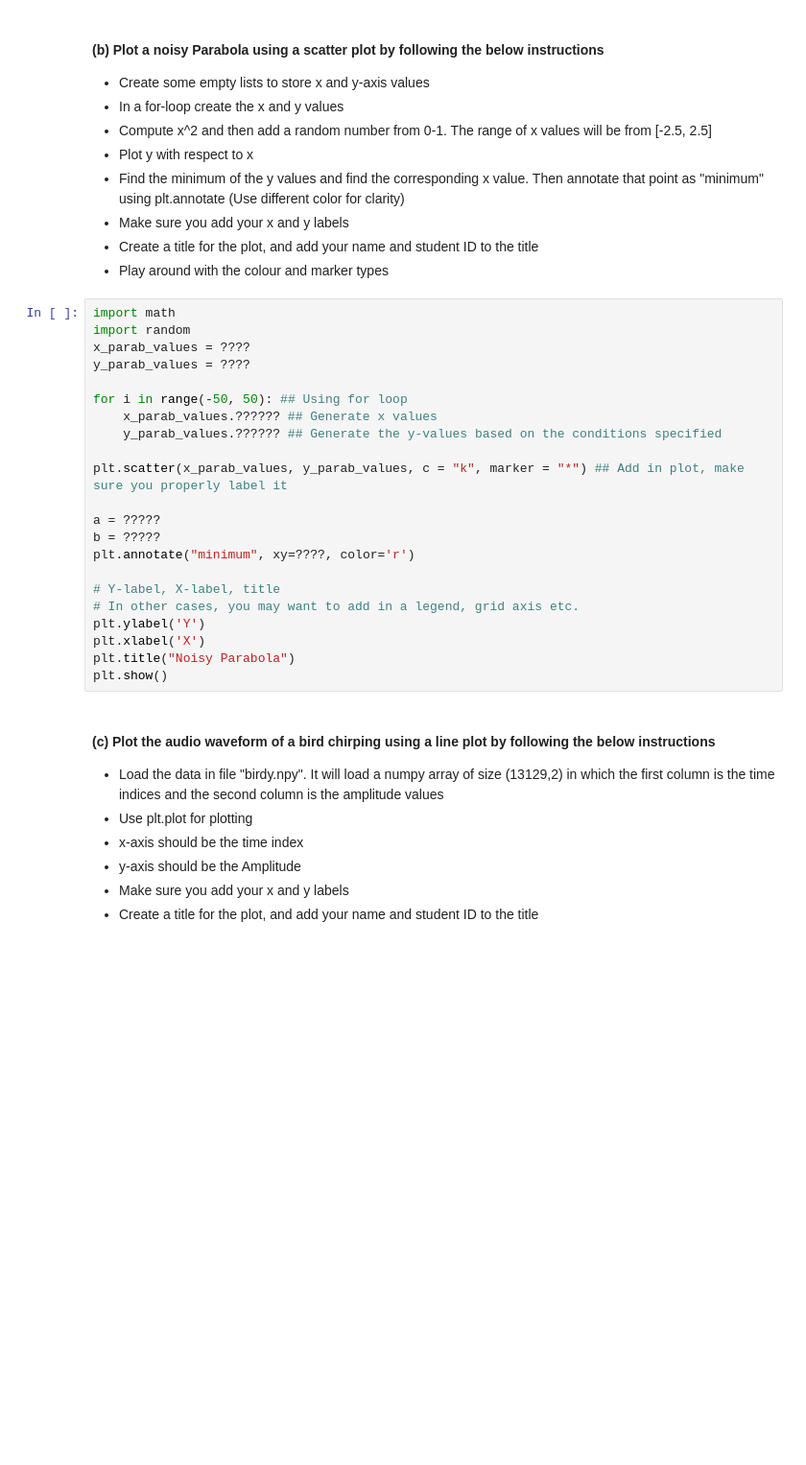
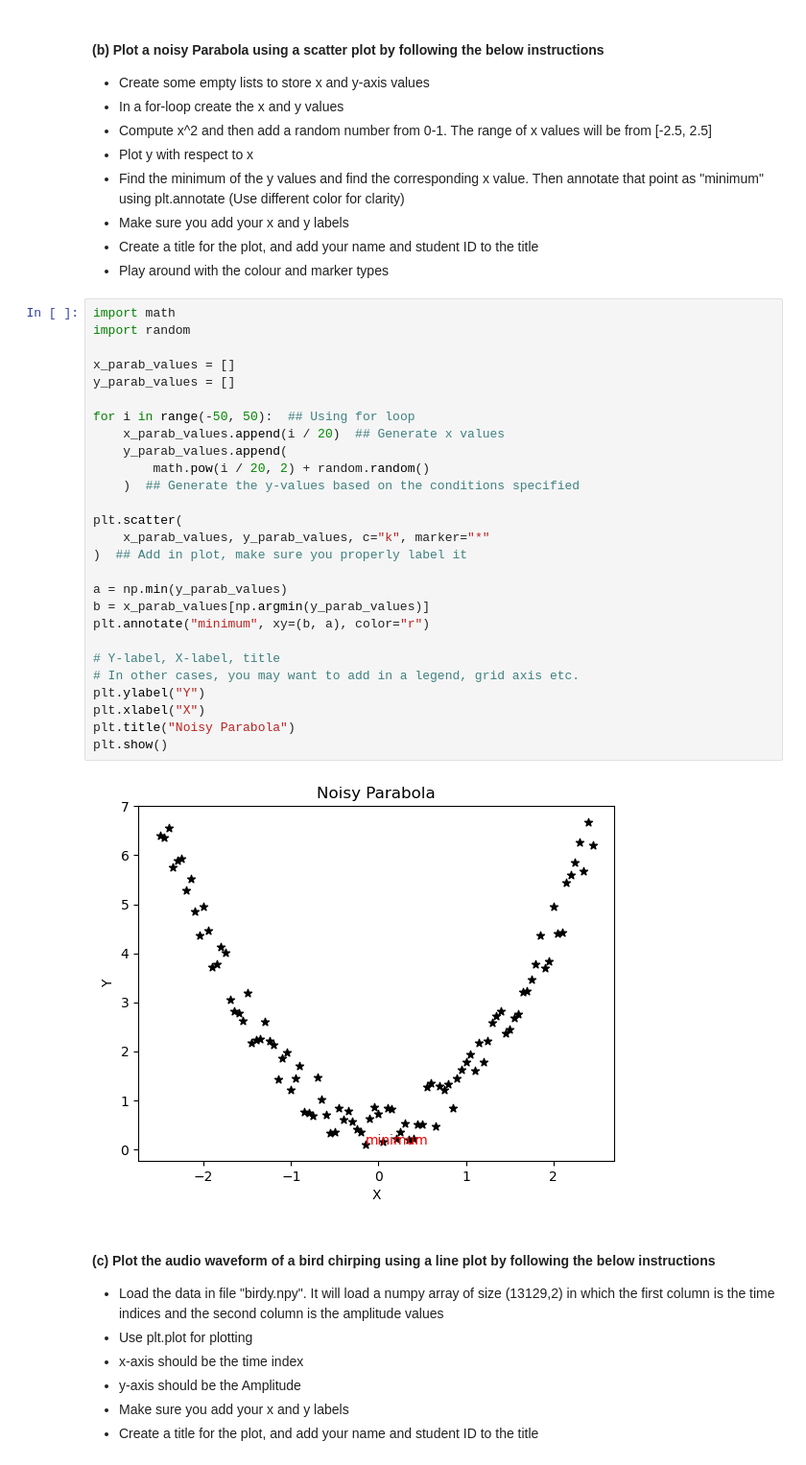
Before and after one commit to sqooid/ece4179-neural-networks, a Jupyter notebook: labs/lab-1/Lab1_Basics_students.ipynb, the cells around one changed output. Shown: that part at 96% size. Saved outputs shown, nothing was run; the diff lists cells and outputs as text; blank space fills up the shorter version.

```diff
--- a/labs/lab-1/Lab1_Basics_students.ipynb
+++ b/labs/lab-1/Lab1_Basics_students.ipynb
@@ -587,25 +650,32 @@ plt.????? #show the plot
 # %%
 import math
 import random
-x_parab_values = ????
-y_parab_values = ????
 
-for i in range(-50, 50): ## Using for loop
-    x_parab_values.?????? ## Generate x values
-    y_parab_values.?????? ## Generate the y-values based on the conditions specified
+x_parab_values = []
+y_parab_values = []
 
-plt.scatter(x_parab_values, y_parab_values, c = "k", marker = "*") ## Add in plot, make sure you properly label it
+for i in range(-50, 50):  ## Using for loop
+    x_parab_values.append(i / 20)  ## Generate x values
+    y_parab_values.append(
+        math.pow(i / 20, 2) + random.random()
+    )  ## Generate the y-values based on the conditions specified
 
-a = ?????
-b = ?????
-plt.annotate("minimum", xy=????, color='r')
+plt.scatter(
+    x_parab_values, y_parab_values, c="k", marker="*"
+)  ## Add in plot, make sure you properly label it
+
+a = np.min(y_parab_values)
+b = x_parab_values[np.argmin(y_parab_values)]
+plt.annotate("minimum", xy=(b, a), color="r")
 
 # Y-label, X-label, title
 # In other cases, you may want to add in a legend, grid axis etc.
-plt.ylabel('Y')
-plt.xlabel('X')
+plt.ylabel("Y")
+plt.xlabel("X")
 plt.title("Noisy Parabola")
 plt.show()
+# %% [output]
+[figure, added]
 # %% [markdown]
 #### (c) Plot the audio waveform of a bird chirping using a line plot by following the below instructions
 - Load the data in file "birdy.npy". It will load a numpy array of size (13129,2) in which the first column is the time indices and the second column is the amplitude values
```
Also changed, not shown: parts of 17 cells of this notebook, 1 other file.
